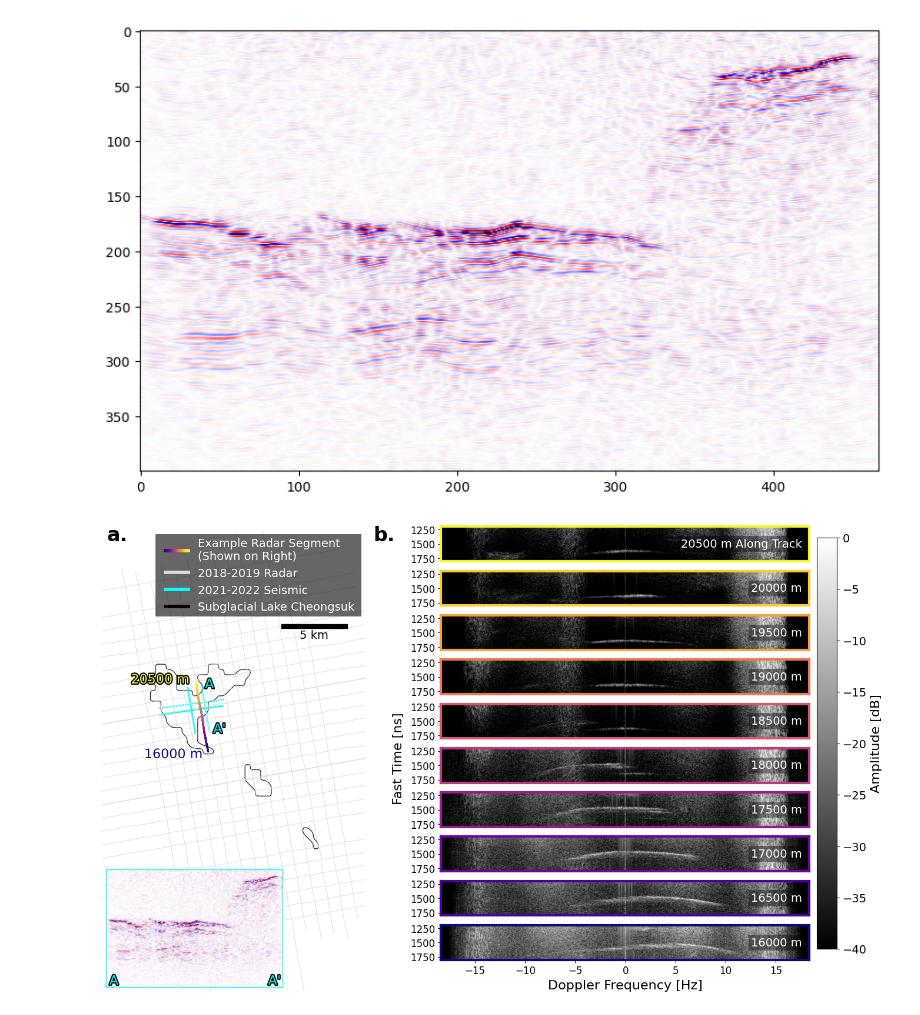
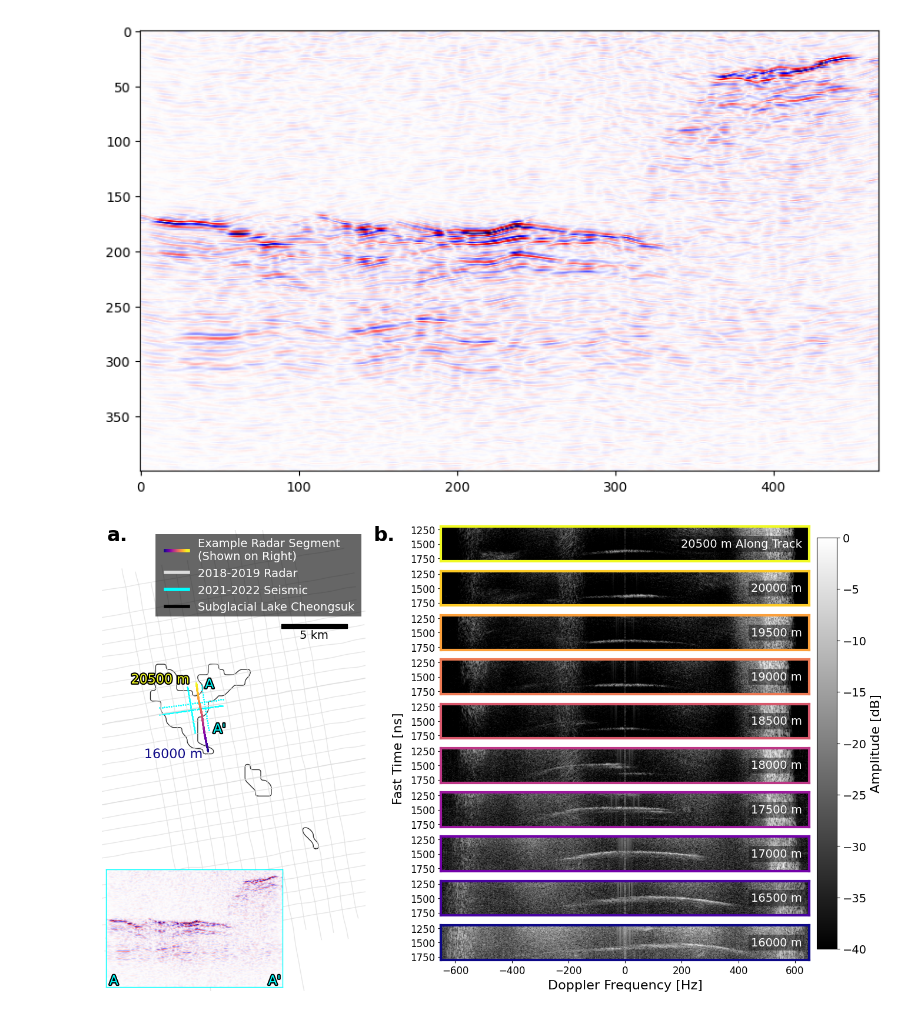
Before and after one commit to zsk4/DavidSpecularity, a Jupyter notebook: Figure3/Figure3.ipynb, the cells around one changed output. Saved outputs shown, nothing was run; the diff lists cells and outputs as text; code cells hidden in the pictures.

```diff
--- a/Figure3/Figure3.ipynb
+++ b/Figure3/Figure3.ipynb
@@ -329,6 +329,22 @@ offset_video_radargrams_1617[0]
 len(offset_video_radargrams_1819), len(offset_video_radargrams_1617)
 # %% [output]
 (42, 11)
+# %%
+# Convert from spatial freq width to doppler width
+
+MS_TO_KMHR = 3.6
+for radargram in offset_video_radargrams_1819[:]:
+    avg_distance = np.mean(np.diff(radargram['distance'].values))
+
+    time = (radargram['time'][-1] - radargram['time'][0])
+    time = time / np.timedelta64(1, 's')
+
+    velocity = (radargram['distance'][-1] - radargram['distance'][0]).values / time #m/s
+    radargram['avg_velocity']  = velocity
+
+    dt = np.gradient(radargram.time.values.astype('datetime64[ns]').astype('int64')) / 1e9 # seconds
+    dd = np.gradient(radargram.distance.values) # meters
+    radargram['velocity'] = (('distance',), dd/ dt) # m/s
 # %%
 # Find radargram with transect id containing a certian Name
 rad_no = 'Y26a'
@@ -422,6 +438,16 @@ n = len(doppler_db)
 Along-track spacing: 1.0 m
 Window samples: 750
 Step samples: 500
+# %%
+# Get velocity at center of each window and make doppler freq axis
+velocities = []
+doppler_freqs = []
+for center in x_centers:
+    idx = np.argmin(np.abs(test_rad['distance'].compute().values - center))
+    velocities.append(test_rad['velocity'][idx].values)
+
+# Doppler freq axis, one for each velocity
+doppler_freqs = [freq * velocity  for velocity in velocities]
 # %%
 # Set up plan view plotting function
 def plot_radargram_planview(ax, radargrams, xs_lake, ys_lake):
@@ -566,7 +576,7 @@ for i, ax in enumerate(axes):
         doppler_db[len(axes) - i - 1],
         aspect='auto',
         origin='lower',
-        extent = [ freq[0], freq[-1],start_y, end_y],
+        extent = [ doppler_freqs[len(axes) - i - 1][0], doppler_freqs[len(axes) - i - 1][-1],start_y, end_y],
         cmap='gray',
         vmin=-40, vmax=0,
 
@@ -580,6 +590,8 @@ for i, ax in enumerate(axes):
     ax.invert_yaxis()
     #ax.set_ylabel("Fast Time [ns]", fontsize=14)
     ax.tick_params(labelsize=12)
+
+    ax.set_xlim(-650,650)
 
     # Top-right panel title
     if i == 0:
@@ -706,31 +718,31 @@ cbbox = inset_axes(ax_map, width=3,height=2,
 [cbbox.spines[k].set_visible(True) for k in cbbox.spines]
 [cbbox.spines[k].set_color('cyan') for k in cbbox.spines]
 [cbbox.spines[k].set_linewidth(1) for k in cbbox.spines]
 cbbox.tick_params(
     axis = 'both',
     left = False,
     top = False,
     right = False,
     bottom = False,
     labelleft = False,
     labeltop = False,
     labelright = False,
     labelbottom = False
 )
 clip = 100
 vmin_seismic, vmax_seismic = -clip, clip
 cbbox.imshow(cropped_seismic.T, cmap=plt.cm.seismic, vmin=vmin_seismic, vmax=vmax_seismic,aspect='auto', origin='upper')
 cbbox.text(0.07,0.02, "A", color='cyan', fontsize=16, transform=cbbox.transAxes, zorder=6,ha='right',path_effects=[pe.withStroke(linewidth=3, foreground='black')])
 cbbox.text(0.99,0.02, "A'", color='cyan', fontsize=16, transform=cbbox.transAxes, zorder=6,ha='right',path_effects=[pe.withStroke(linewidth=3, foreground='black')])
 
 # Label panels
 ax_map.text(0.02, 1.01, 'a.', transform=ax_map.transAxes, fontsize=24, fontweight='bold', va='top', ha='left', color='black')
 ax_map.text(1.03, 1.01, 'b.', transform=ax_map.transAxes, fontsize=24, fontweight='bold', va='top', ha='left', color='black')
 
 bbox_map = [655000,-1470000,675000,-1435000] #David_SGL2
 ax_map.set_xlim(bbox_map[0], bbox_map[2])
 ax_map.set_ylim(bbox_map[1], bbox_map[3])
 
 fig.savefig('Figure3.png', dpi=300, bbox_inches='tight')
 # %% [output]
-[figure, old version]
+[figure, new version]
```
Also changed, not shown: parts of 1 cell of this notebook, 3 other files.
